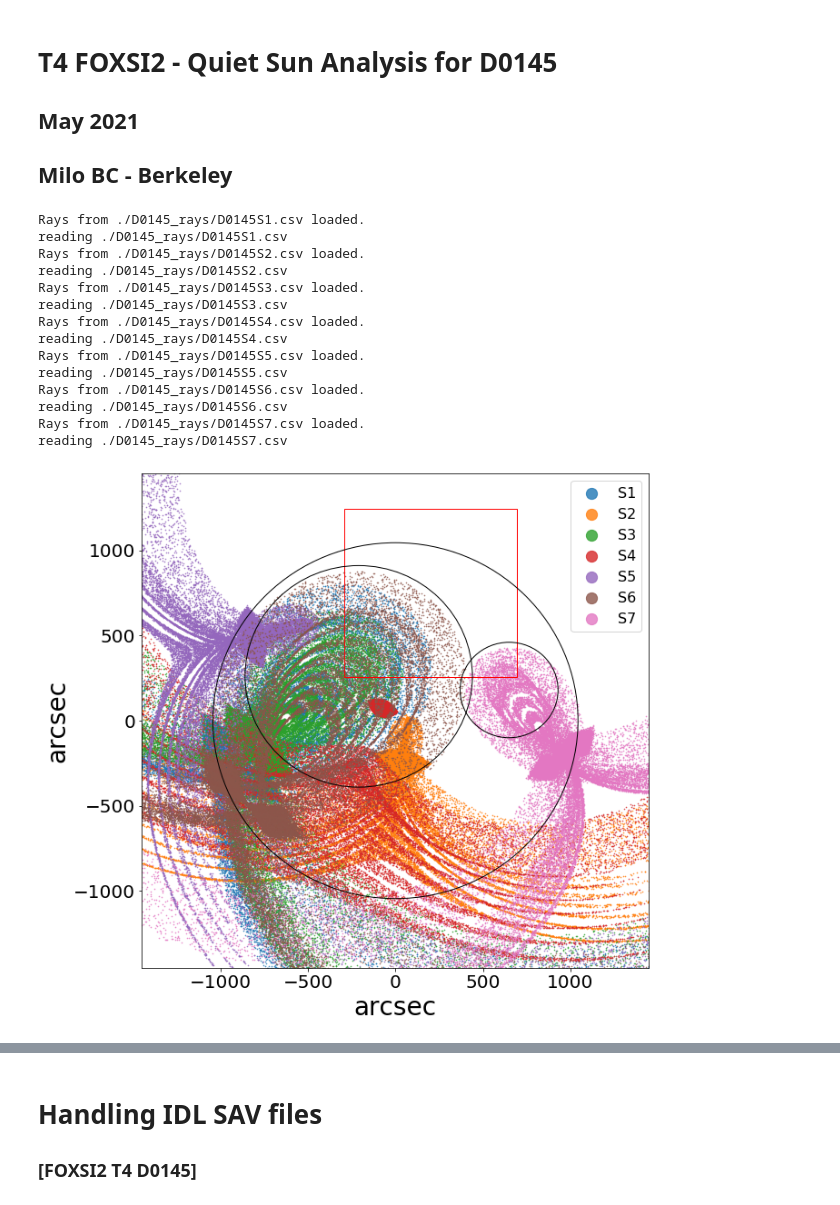
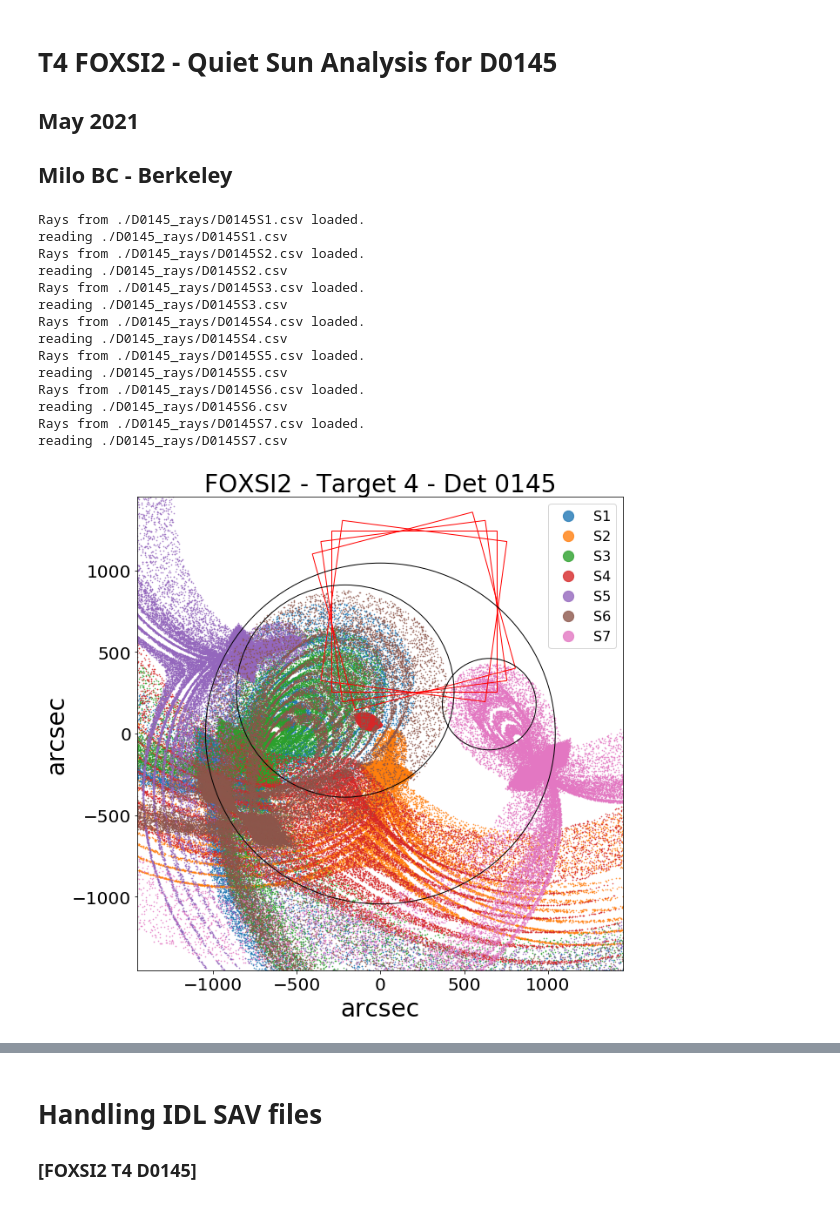
Before and after one commit to pymilo/QuietSunAnalysis, a Jupyter notebook: FOXSI2/D0145_T4-FOXSI2-QS-FluxStudy.ipynb, the cells around one changed output, grey strips where cells are left out. Cells and saved outputs as stored; diff of their text form; code cells hidden in the pictures.

Commit message:
Plots for FOXSI3 with corrected disk size

```diff
--- a/FOXSI2/D0145_T4-FOXSI2-QS-FluxStudy.ipynb
+++ b/FOXSI2/D0145_T4-FOXSI2-QS-FluxStudy.ipynb
@@ -82,7 +82,7 @@ ax.set_ylim(-1450,1450)
 ax.set_xlabel('arcsec',fontsize=28)
 ax.set_ylabel('arcsec',fontsize=28)
 ax.tick_params(axis='both', labelsize=20)
-#ax.set_title('FOXSI2 - Target 4 - Det 0145',fontsize=28)
+ax.set_title('FOXSI2 - Target 4 - Det 0145',fontsize=28)
 # sources:
 for tc, source in zip(tabcolors, sorted(glob(Dir+'*.csv'))):
     S_Hx, S_Hy, S_Px, S_Py, S_Dx, S_Dy = readrays(source) # Read Rays
@@ -92,18 +92,18 @@ for tc, source in zip(tabcolors, sorted(glob(Dir+'*.csv'))):
     ax.scatter(S_Dx,S_Dy,color=tc,s=.4,alpha=0.8)
 # D0145 - Si
 l = 990
-# mx = l/2 * ( np.sqrt(2) * np.sin(np.deg2rad(Dang[0]-45)) + 1)
-# my = l/2 * ( np.sqrt(2) * np.sin(np.deg2rad(Dang[0]-135)) + 1)
-# rect = patches.Rectangle((T4x-l/2+mx,T4y-l/2+my),990,990,angle=Dang[0],linewidth=1,edgecolor='r',facecolor='none')
-# ax.add_patch(rect)
-# mx = l/2 * ( np.sqrt(2) * np.sin(np.deg2rad(Dang[1]-45)) + 1)
-# my = l/2 * ( np.sqrt(2) * np.sin(np.deg2rad(Dang[1]-135)) + 1)
-# rect = patches.Rectangle((T4x-l/2+mx,T4y-l/2+my),990,990,angle=Dang[1],linewidth=1,edgecolor='r',facecolor='none')
-# ax.add_patch(rect)
-# mx = l/2 * ( np.sqrt(2) * np.sin(np.deg2rad(Dang[4]-45)) + 1)
-# my = l/2 * ( np.sqrt(2) * np.sin(np.deg2rad(Dang[4]-135)) + 1)
-# rect = patches.Rectangle((T4x-l/2+mx,T4y-l/2+my),990,990,angle=Dang[4],linewidth=1,edgecolor='r',facecolor='none')
-# ax.add_patch(rect)
+mx = l/2 * ( np.sqrt(2) * np.sin(np.deg2rad(Dang[0]-45)) + 1)
+my = l/2 * ( np.sqrt(2) * np.sin(np.deg2rad(Dang[0]-135)) + 1)
+rect = patches.Rectangle((T4x-l/2+mx,T4y-l/2+my),990,990,angle=Dang[0],linewidth=1,edgecolor='r',facecolor='none')
+ax.add_patch(rect)
+mx = l/2 * ( np.sqrt(2) * np.sin(np.deg2rad(Dang[1]-45)) + 1)
+my = l/2 * ( np.sqrt(2) * np.sin(np.deg2rad(Dang[1]-135)) + 1)
+rect = patches.Rectangle((T4x-l/2+mx,T4y-l/2+my),990,990,angle=Dang[1],linewidth=1,edgecolor='r',facecolor='none')
+ax.add_patch(rect)
+mx = l/2 * ( np.sqrt(2) * np.sin(np.deg2rad(Dang[4]-45)) + 1)
+my = l/2 * ( np.sqrt(2) * np.sin(np.deg2rad(Dang[4]-135)) + 1)
+rect = patches.Rectangle((T4x-l/2+mx,T4y-l/2+my),990,990,angle=Dang[4],linewidth=1,edgecolor='r',facecolor='none')
+ax.add_patch(rect)
 mx = l/2 * ( np.sqrt(2) * np.sin(np.deg2rad(Dang[5]-45)) + 1)
 my = l/2 * ( np.sqrt(2) * np.sin(np.deg2rad(Dang[5]-135)) + 1)
 rect = patches.Rectangle((T4x-l/2+mx,T4y-l/2+my),990,990,angle=Dang[5],linewidth=1,edgecolor='r',facecolor='none')
@@ -111,34 +111,34 @@ ax.add_patch(rect)
 solardisk = patches.Circle((0,0),radius= Rsun,fill=False);ax.add_patch(solardisk)
 circ = patches.Circle((Xmask,Ymask),radius= Rmask,fill=False);ax.add_patch(circ)
 circ2 = patches.Circle((Xmask2,Ymask2),radius= Rmask2,fill=False);ax.add_patch(circ2)
 # legend
 lgnd = ax.legend(loc='upper right',scatterpoints=1, fontsize=16)
 lgnd.legendHandles[0]._sizes = [150]
 lgnd.legendHandles[1]._sizes = [150]
 lgnd.legendHandles[2]._sizes = [150]
 lgnd.legendHandles[3]._sizes = [150]
 lgnd.legendHandles[4]._sizes = [150]
 lgnd.legendHandles[5]._sizes = [150]
 lgnd.legendHandles[6]._sizes = [150]
 plt.show()
 fig.savefig('images/SourcesT4_D0145.png',bbox_inches='tight',dpi=300)
 plt.close(fig)
 # %% [output]
 Rays from ./D0145_rays/D0145S1.csv loaded.
 reading ./D0145_rays/D0145S1.csv
 Rays from ./D0145_rays/D0145S2.csv loaded.
 reading ./D0145_rays/D0145S2.csv
 Rays from ./D0145_rays/D0145S3.csv loaded.
 reading ./D0145_rays/D0145S3.csv
 Rays from ./D0145_rays/D0145S4.csv loaded.
 reading ./D0145_rays/D0145S4.csv
 Rays from ./D0145_rays/D0145S5.csv loaded.
 reading ./D0145_rays/D0145S5.csv
 Rays from ./D0145_rays/D0145S6.csv loaded.
 reading ./D0145_rays/D0145S6.csv
 Rays from ./D0145_rays/D0145S7.csv loaded.
 reading ./D0145_rays/D0145S7.csv
-[figure, old version]
+[figure, new version]
 # %%
 # Plotting
 fig, ax = plt.subplots(figsize=(10,10))
```
Also changed, not shown: parts of 3 cells of this notebook, 29 other files.
